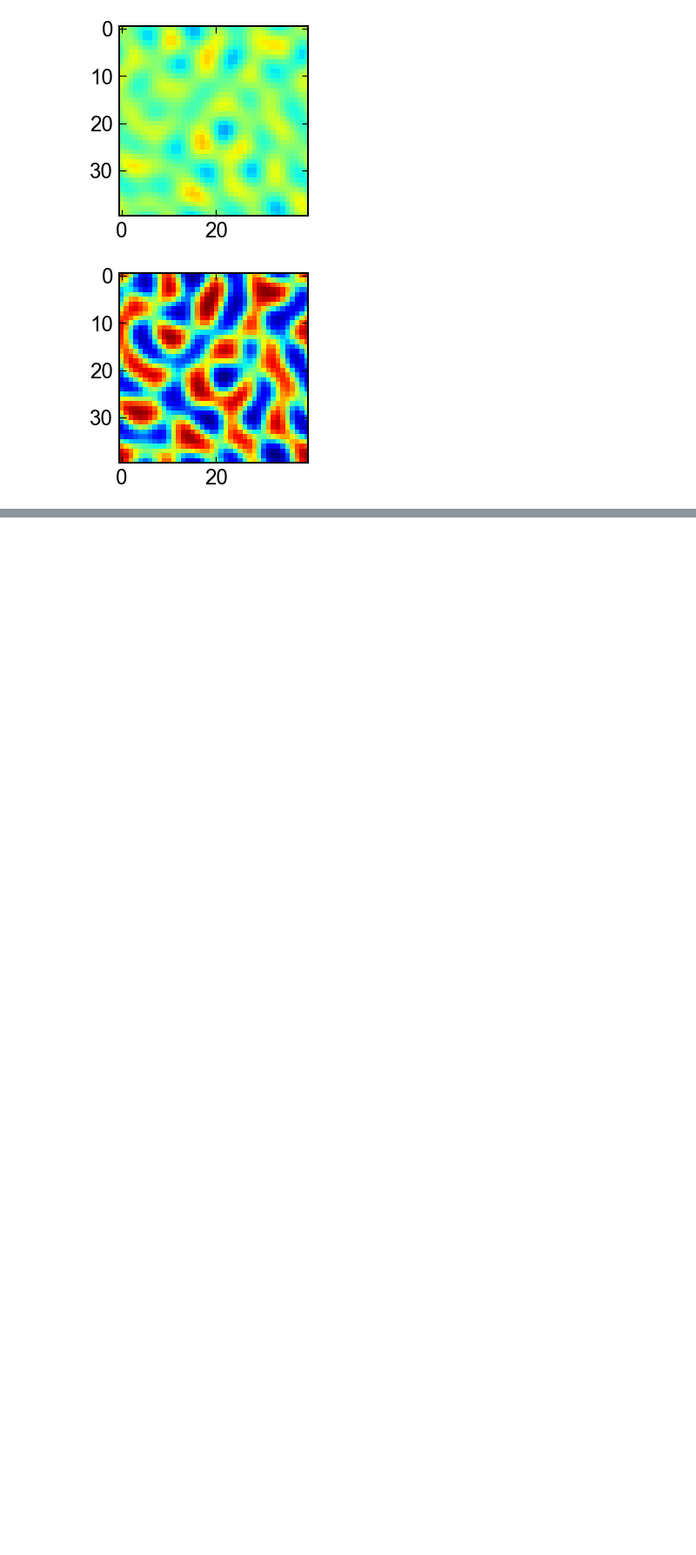
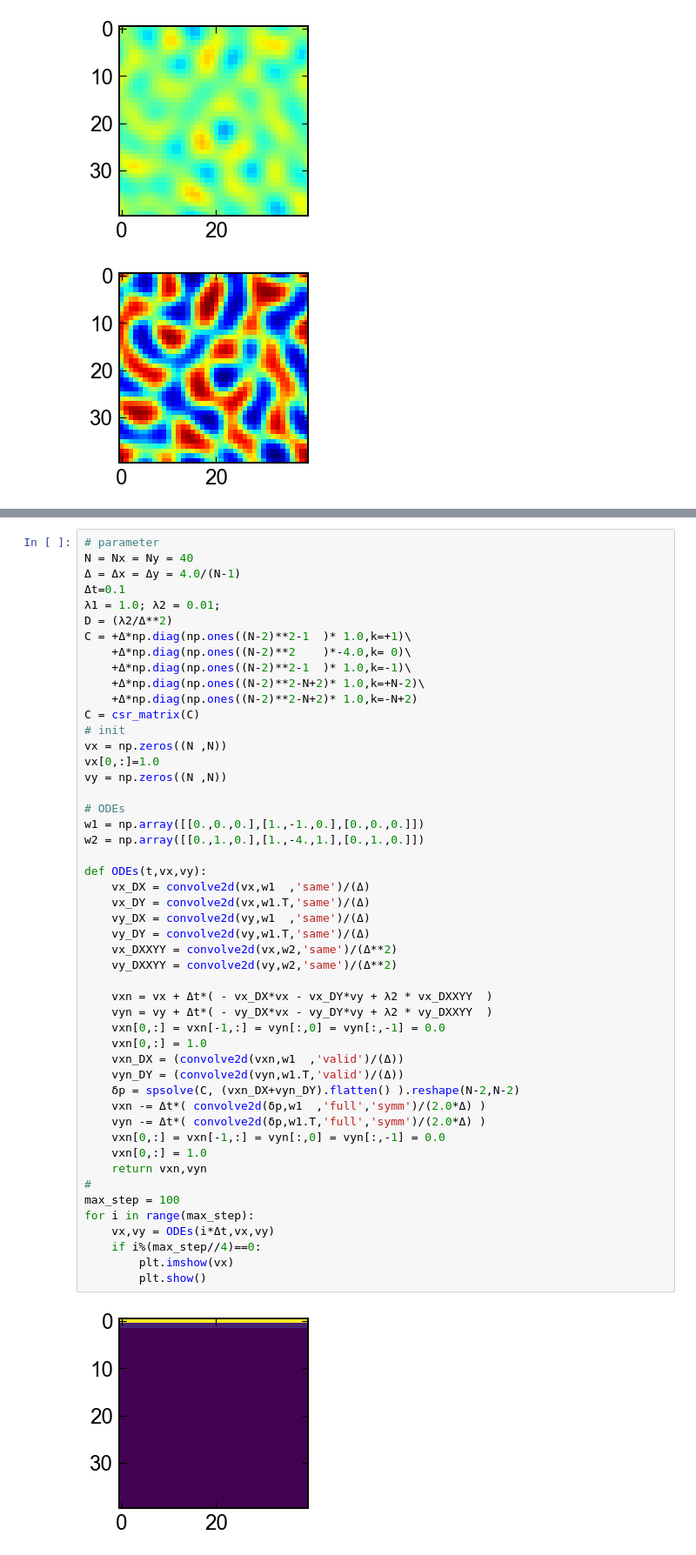
Before and after one commit to so-miyamoto/solve_ivp_practices, a Jupyter notebook: ode_collections/source/notebooks/7_2D-field_advance.ipynb, the cells around one changed output, grey strips where cells are left out. Shown at 87% size. Saved outputs shown, nothing was run; the diff lists cells and outputs as text; blank space fills up the shorter version.

```diff
--- a/ode_collections/source/notebooks/7_2D-field_advance.ipynb
+++ b/ode_collections/source/notebooks/7_2D-field_advance.ipynb
@@ -57,0 +93,51 @@ for Ψ in sol.y.T:
+# %%
+# parameter
+N = Nx = Ny = 40
+Δ = Δx = Δy = 4.0/(N-1)
+Δt=0.1
+λ1 = 1.0; λ2 = 0.01;
+D = (λ2/Δ**2)
+C = +Δ*np.diag(np.ones((N-2)**2-1  )* 1.0,k=+1)\
+    +Δ*np.diag(np.ones((N-2)**2    )*-4.0,k= 0)\
+    +Δ*np.diag(np.ones((N-2)**2-1  )* 1.0,k=-1)\
+    +Δ*np.diag(np.ones((N-2)**2-N+2)* 1.0,k=+N-2)\
+    +Δ*np.diag(np.ones((N-2)**2-N+2)* 1.0,k=-N+2)
+C = csr_matrix(C)
+# init
+vx = np.zeros((N ,N))
+vx[0,:]=1.0
+vy = np.zeros((N ,N))
+
+# ODEs
+w1 = np.array([[0.,0.,0.],[1.,-1.,0.],[0.,0.,0.]])
+w2 = np.array([[0.,1.,0.],[1.,-4.,1.],[0.,1.,0.]])
+
+def ODEs(t,vx,vy):
+    vx_DX = convolve2d(vx,w1  ,'same')/(Δ)
+    vx_DY = convolve2d(vx,w1.T,'same')/(Δ)
+    vy_DX = convolve2d(vy,w1  ,'same')/(Δ)
+    vy_DY = convolve2d(vy,w1.T,'same')/(Δ)
+    vx_DXXYY = convolve2d(vx,w2,'same')/(Δ**2)
+    vy_DXXYY = convolve2d(vy,w2,'same')/(Δ**2)
+
+    vxn = vx + Δt*( - vx_DX*vx - vx_DY*vy + λ2 * vx_DXXYY  )
+    vyn = vy + Δt*( - vy_DX*vx - vy_DY*vy + λ2 * vy_DXXYY  )
+    vxn[0,:] = vxn[-1,:] = vyn[:,0] = vyn[:,-1] = 0.0
+    vxn[0,:] = 1.0
+    vxn_DX = (convolve2d(vxn,w1  ,'valid')/(Δ))
+    vyn_DY = (convolve2d(vyn,w1.T,'valid')/(Δ))
+    δp = spsolve(C, (vxn_DX+vyn_DY).flatten() ).reshape(N-2,N-2)
+    vxn -= Δt*( convolve2d(δp,w1  ,'full','symm')/(2.0*Δ) )
+    vyn -= Δt*( convolve2d(δp,w1.T,'full','symm')/(2.0*Δ) )
+    vxn[0,:] = vxn[-1,:] = vyn[:,0] = vyn[:,-1] = 0.0
+    vxn[0,:] = 1.0
+    return vxn,vyn
+#
+max_step = 100
+for i in range(max_step):
+    vx,vy = ODEs(i*Δt,vx,vy)
+    if i%(max_step//4)==0:
+        plt.imshow(vx)
+        plt.show()
+# %% [output]
+[figure, added]
```
Also changed, not shown: parts of 6 cells of this notebook, 1 other file.
